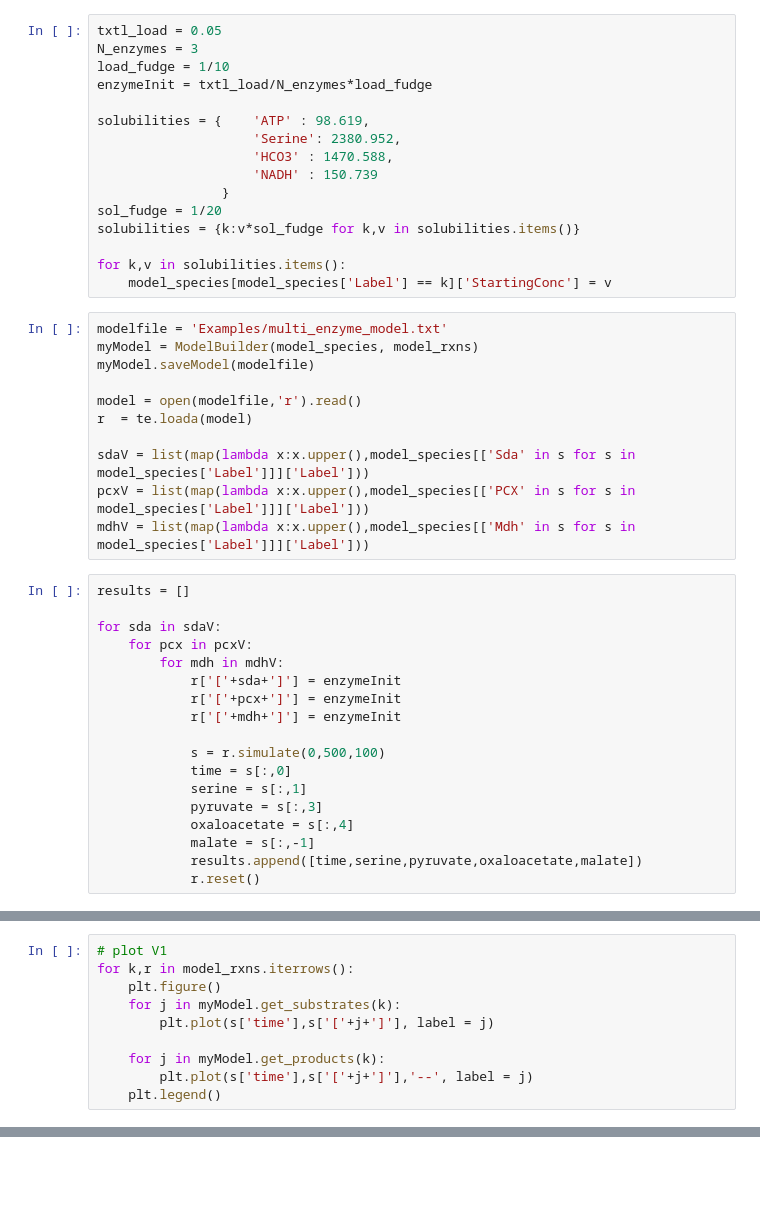
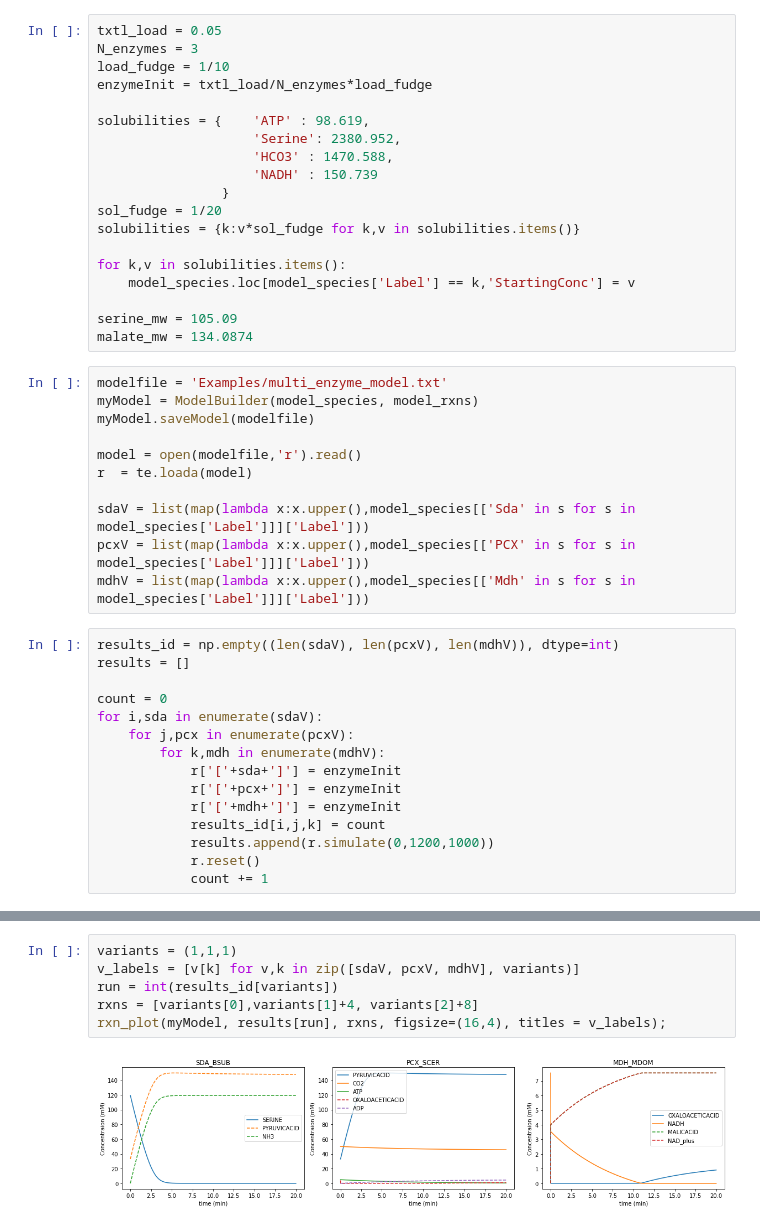
Before and after one commit to carothersresearch/ODBM, a Jupyter notebook: buildModelFromExcel.ipynb, the cells around one changed output, grey strips where cells are left out. Cells and saved outputs as stored; diff of their text form; blank space fills up the shorter version.

```diff
--- a/buildModelFromExcel.ipynb
+++ b/buildModelFromExcel.ipynb
@@ -22,7 +29,10 @@ sol_fudge = 1/20
 solubilities = {k:v*sol_fudge for k,v in solubilities.items()}
 
 for k,v in solubilities.items():
-    model_species[model_species['Label'] == k]['StartingConc'] = v
+    model_species.loc[model_species['Label'] == k,'StartingConc'] = v
+
+serine_mw = 105.09
+malate_mw = 134.0874
 # %%
 modelfile = 'Examples/multi_enzyme_model.txt'
 myModel = ModelBuilder(model_species, model_rxns)
@@ -35,20 +45,17 @@ sdaV = list(map(lambda x:x.upper(),model_species[['Sda' in s for s in model_spec
 pcxV = list(map(lambda x:x.upper(),model_species[['PCX' in s for s in model_species['Label']]]['Label']))
 mdhV = list(map(lambda x:x.upper(),model_species[['Mdh' in s for s in model_species['Label']]]['Label']))
 # %%
+results_id = np.empty((len(sdaV), len(pcxV), len(mdhV)), dtype=int)
 results = []
 
-for sda in sdaV:
-    for pcx in pcxV:
-        for mdh in mdhV:
+count = 0
+for i,sda in enumerate(sdaV):
+    for j,pcx in enumerate(pcxV):
+        for k,mdh in enumerate(mdhV):
             r['['+sda+']'] = enzymeInit
             r['['+pcx+']'] = enzymeInit
             r['['+mdh+']'] = enzymeInit
-
-            s = r.simulate(0,500,100)
-            time = s[:,0]
-            serine = s[:,1]
-            pyruvate = s[:,3]
-            oxaloacetate = s[:,4]
-            malate = s[:,-1]
-            results.append([time,serine,pyruvate,oxaloacetate,malate])
+            results_id[i,j,k] = count
+            results.append(r.simulate(0,1200,1000))
             r.reset()
+            count += 1
@@ -75,12 +62,2 @@ s
-# %%
-# plot V1
-for k,r in model_rxns.iterrows():
-    plt.figure()
-    for j in myModel.get_substrates(k):
-        plt.plot(s['time'],s['['+j+']'], label = j)
-
-    for j in myModel.get_products(k):
-        plt.plot(s['time'],s['['+j+']'],'--', label = j)
-    plt.legend()
 # %%
 
@@ -100,0 +69,8 @@ for sim in results[16:24]:
+# %%
+variants = (1,1,1)
+v_labels = [v[k] for v,k in zip([sdaV, pcxV, mdhV], variants)]
+run = int(results_id[variants])
+rxns = [variants[0],variants[1]+4, variants[2]+8]
+rxn_plot(myModel, results[run], rxns, figsize=(16,4), titles = v_labels);
+# %% [output]
+[figure, added]
```
Also changed, not shown: parts of 4 cells of this notebook, 5 other files.
